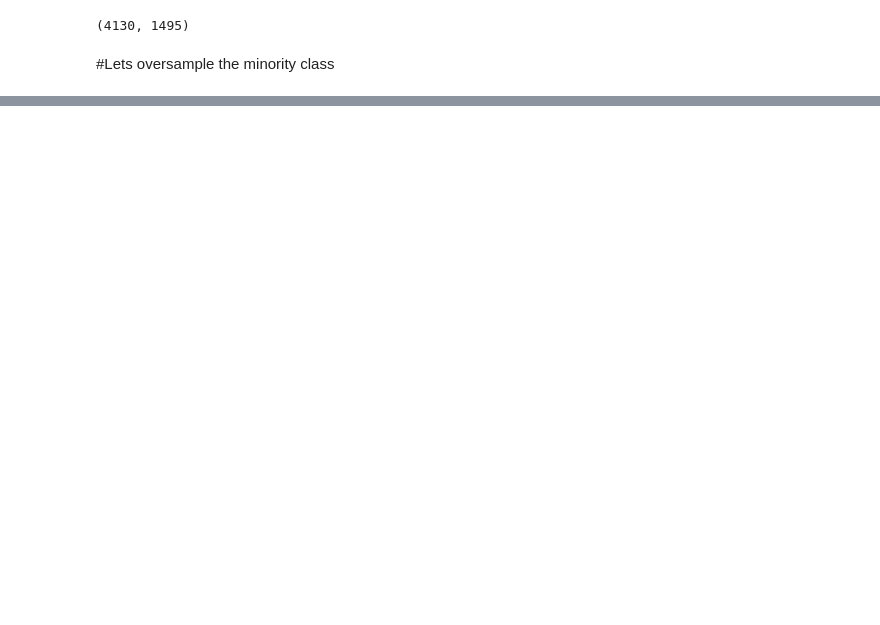
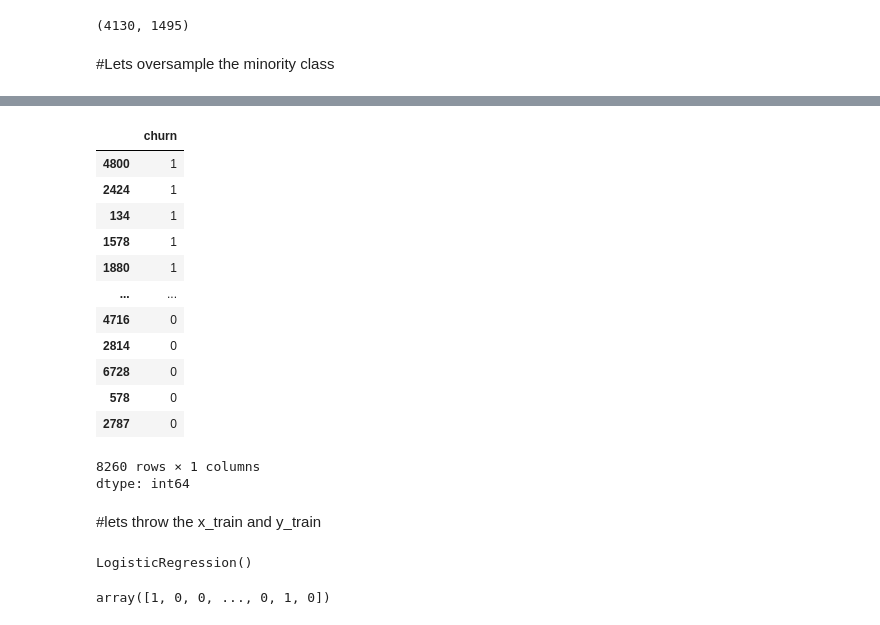
Before and after one commit to babatundeibukun/DEEP-LEARNING-PROJECT---COMPUTER, a Jupyter notebook: final_exercise_handling_imbalance.ipynb, the cells around one changed output, grey strips where cells are left out. Saved outputs shown, nothing was run; the diff lists cells and outputs as text; code cells hidden in the pictures; blank space fills up the shorter version.

```diff
--- a/final_exercise_handling_imbalance.ipynb
+++ b/final_exercise_handling_imbalance.ipynb
@@ -457,0 +506,33 @@ df_over_sample =
+# %%
+y_train = df_train['churn']
+y_train.head()
+# %% [output]
+|  | churn |
+| 4800 | 1 |
+| 2424 | 1 |
+| 134 | 1 |
+| 1578 | 1 |
+| 1880 | 1 |
+| ... | ... |
+| 4716 | 0 |
+| 2814 | 0 |
+| 6728 | 0 |
+| 578 | 0 |
+| 2787 | 0 |
+8260 rows × 1 columns
+dtype: int64
+# %% [markdown]
+#lets throw the x_train and y_train
+# %%
+from sklearn.linear_model import LogisticRegression
+
+model = LogisticRegression()
+
+model.fit(X_train, y_train)
+# %% [output]
+LogisticRegression()
+# %%
+y_pred = np.round(model.predict(X_test))
+y_pred
+# %% [output]
+array([1, 0, 0, ..., 0, 1, 0])
```
Also changed, not shown: parts of 23 cells of this notebook.
